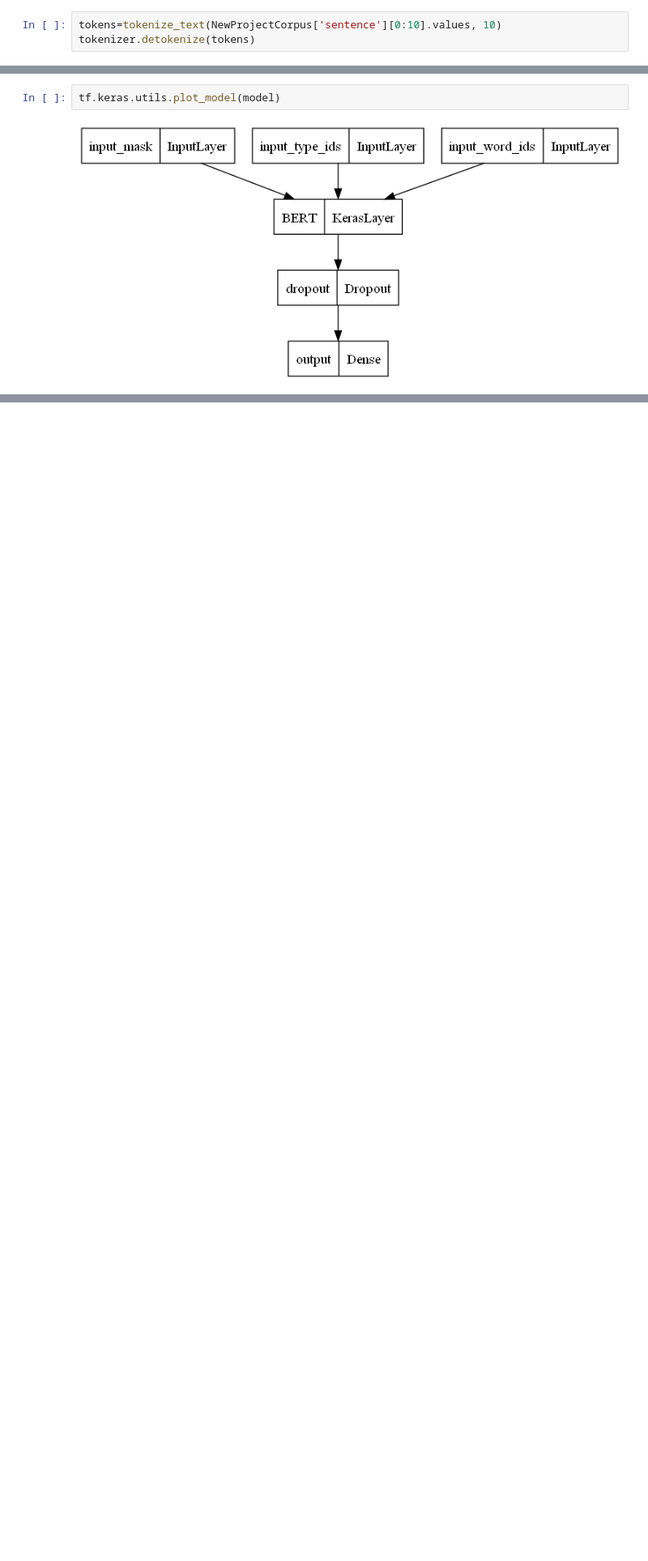
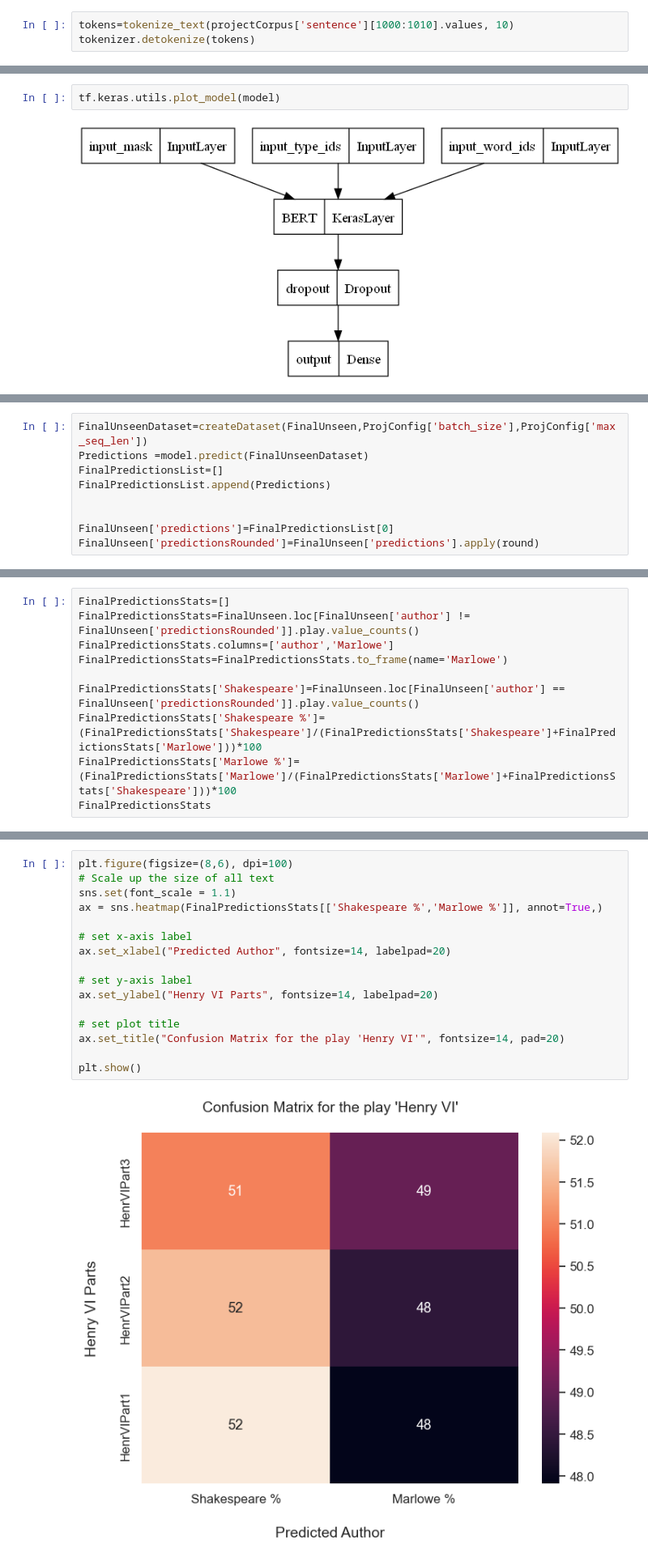
Before and after one commit to panchatz/Marlovian-Theory, a Jupyter notebook: TF-project.ipynb, the cells around one changed output, grey strips where cells are left out. Shown: that part at 81% size. Cells and saved outputs as stored; diff of their text form; blank space fills up the shorter version.

```diff
--- a/TF-project.ipynb
+++ b/TF-project.ipynb
@@ -258,4 +305,4 @@ def tokenize_text(sentence, seq_len):
 # %%
-tokens=tokenize_text(NewProjectCorpus['sentence'][0:10].values, 10)
+tokens=tokenize_text(projectCorpus['sentence'][1000:1010].values, 10)
 tokenizer.detokenize(tokens)
 # %% [output]
@@ -568,0 +745,9 @@ class_likelihood_ratios(Unseen['author'],Unseen['predictionsRounded'],labels=(0,
+# %%
+FinalUnseenDataset=createDataset(FinalUnseen,ProjConfig['batch_size'],ProjConfig['max_seq_len'])
+Predictions =model.predict(FinalUnseenDataset)
+FinalPredictionsList=[]
+FinalPredictionsList.append(Predictions)
+
+
+FinalUnseen['predictions']=FinalPredictionsList[0]
+FinalUnseen['predictionsRounded']=FinalUnseen['predictions'].apply(round)
@@ -568,0 +772,10 @@ class_likelihood_ratios(Unseen['author'],Unseen['predictionsRounded'],labels=(0,
+# %%
+FinalPredictionsStats=[]
+FinalPredictionsStats=FinalUnseen.loc[FinalUnseen['author'] != FinalUnseen['predictionsRounded']].play.value_counts()
+FinalPredictionsStats.columns=['author','Marlowe']
+FinalPredictionsStats=FinalPredictionsStats.to_frame(name='Marlowe')
+
+FinalPredictionsStats['Shakespeare']=FinalUnseen.loc[FinalUnseen['author'] == FinalUnseen['predictionsRounded']].play.value_counts()
+FinalPredictionsStats['Shakespeare %']=(FinalPredictionsStats['Shakespeare']/(FinalPredictionsStats['Shakespeare']+FinalPredictionsStats['Marlowe']))*100
+FinalPredictionsStats['Marlowe %']=(FinalPredictionsStats['Marlowe']/(FinalPredictionsStats['Marlowe']+FinalPredictionsStats['Shakespeare']))*100
+FinalPredictionsStats
@@ -568,0 +787,18 @@ class_likelihood_ratios(Unseen['author'],Unseen['predictionsRounded'],labels=(0,
+# %%
+plt.figure(figsize=(8,6), dpi=100)
+# Scale up the size of all text
+sns.set(font_scale = 1.1)
+ax = sns.heatmap(FinalPredictionsStats[['Shakespeare %','Marlowe %']], annot=True,)
+
+# set x-axis label
+ax.set_xlabel("Predicted Author", fontsize=14, labelpad=20)
+
+# set y-axis label
+ax.set_ylabel("Henry VI Parts", fontsize=14, labelpad=20)
+
+# set plot title
+ax.set_title("Confusion Matrix for the play 'Henry VI'", fontsize=14, pad=20)
+
+plt.show()
+# %% [output]
+[figure, added]
```
Also changed, not shown: parts of 68 cells of this notebook, 10 other files.
